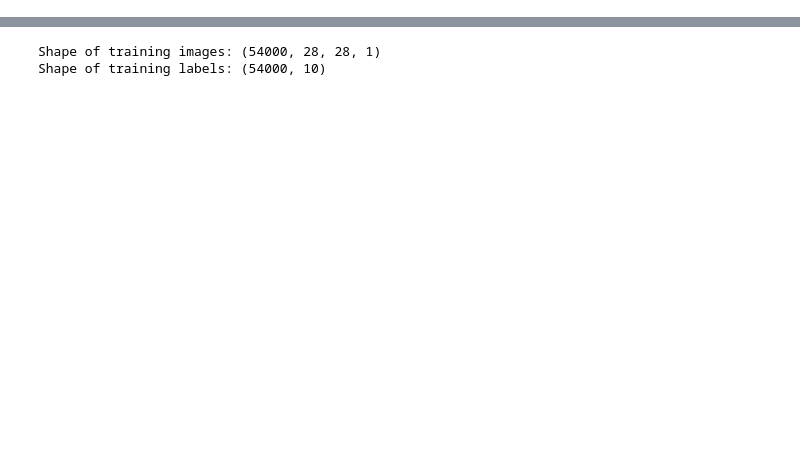
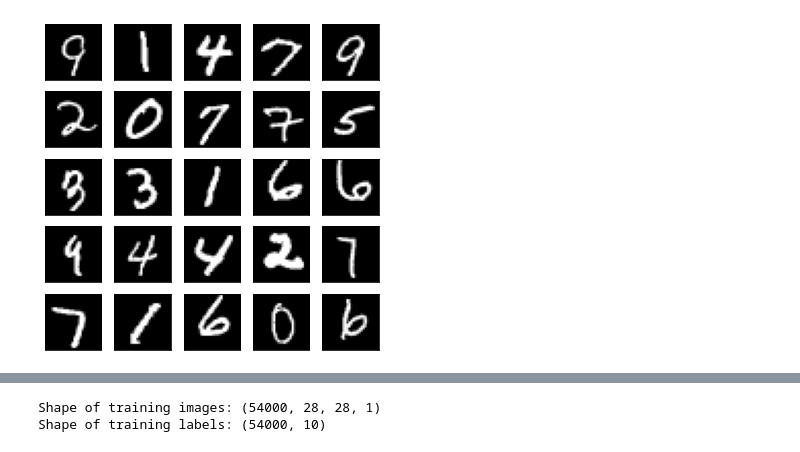
Before and after one commit to Lisa-dk/self-supervised-mnist, a Jupyter notebook: mnist_gan.ipynb, the cells around one changed output, grey strips where cells are left out. Saved outputs shown, nothing was run; the diff lists cells and outputs as text; code cells hidden in the pictures; blank space fills up the shorter version.

```diff
--- a/mnist_gan.ipynb
+++ b/mnist_gan.ipynb
@@ -111,3 +162,24 @@ all_labels = np.concatenate([y_train, y_test])
+# %%
+import matplotlib.pyplot as plt
+
+def plot_mnist_samples(data, f_name):
+    plt.rcParams['figure.figsize'] = [6, 6]
+    f, axarr = plt.subplots(5,5)
+
+    idx = 0
+    for i_row in range(5):
+        for j_col in range(5):
+            img = data[idx]
+            axarr[i_row][j_col].imshow(img, cmap='gray')
+            idx += 1
+            axarr[i_row][j_col].tick_params(left = False, right = False , labelleft = False ,
+                labelbottom = False, bottom = False)
+    plt.savefig(f_name, dpi=300)
+    plt.show()
+# %%
+plot_mnist_samples(x_train, 'mnist_samples.png')
+# %% [output]
+[figure, added]
 # %%
 unique, counts = np.unique(y_train, return_counts=True)
 dict(zip(unique, counts))
```
Also changed, not shown: parts of 22 cells of this notebook, 7 other files.
